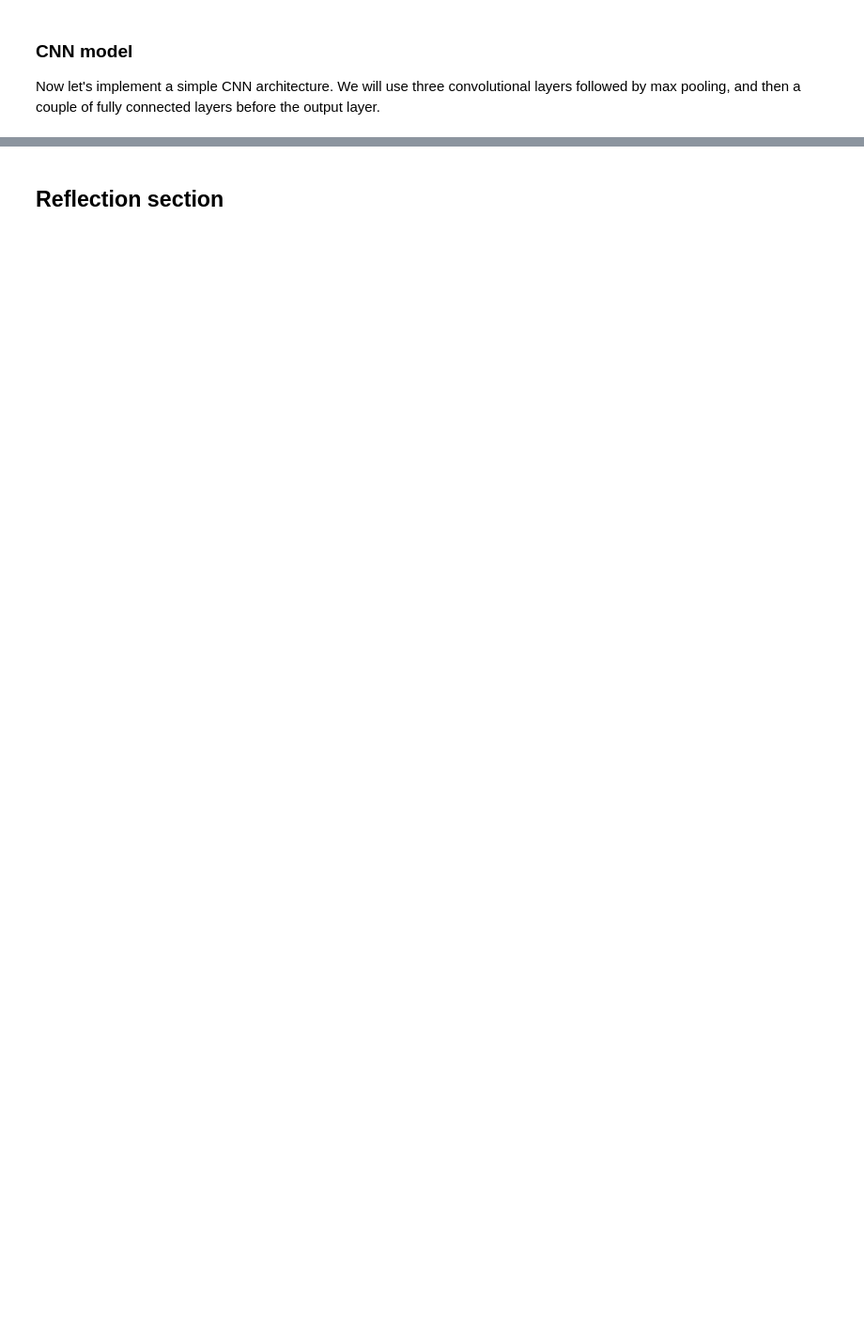
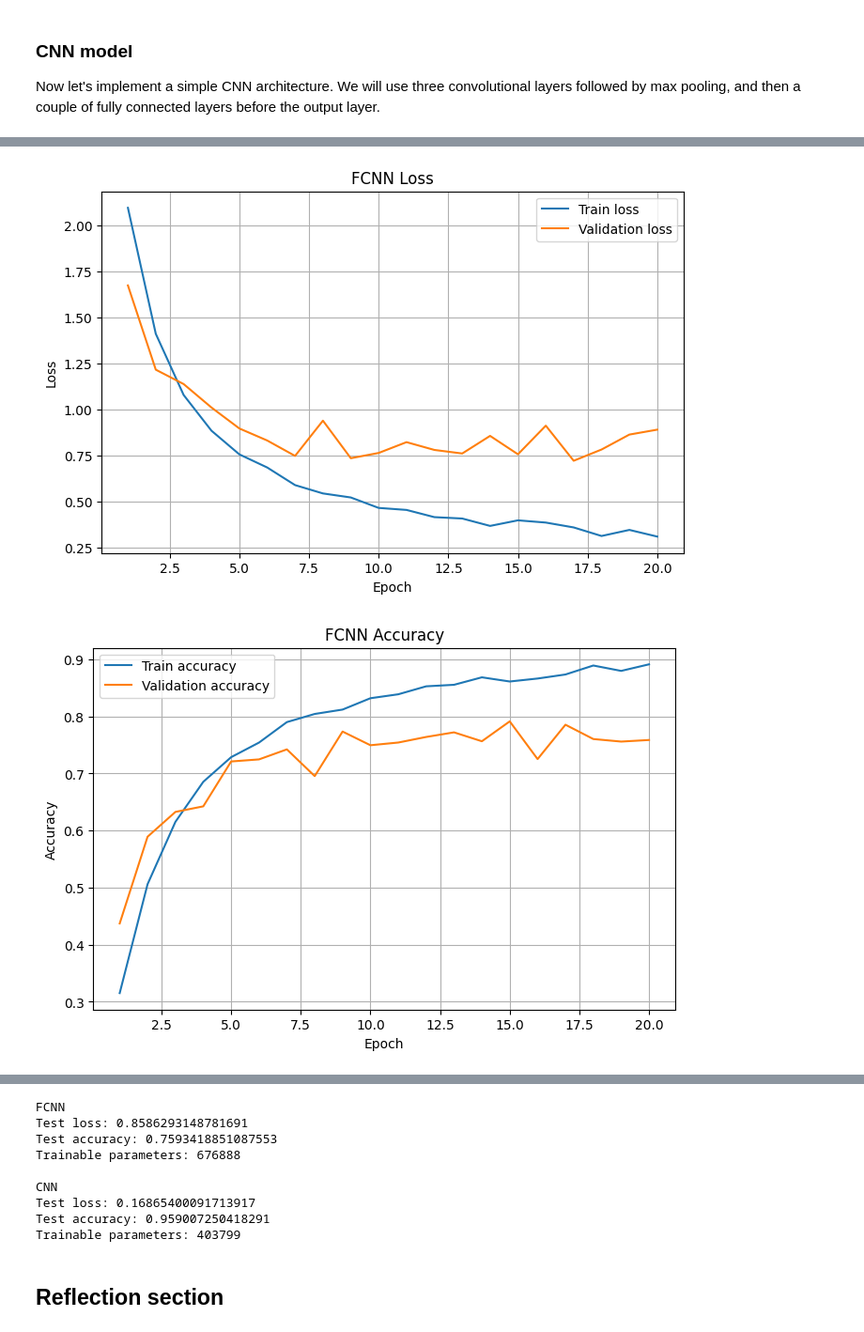
Before and after one commit to wushang549/Notebooks, a Jupyter notebook: parcial2/5.cnn.ipynb, the cells around one changed output, grey strips where cells are left out. Shown at 94% size. Cells and saved outputs as stored; diff of their text form; code cells hidden in the pictures; blank space fills up the shorter version.

```diff
--- a/parcial2/5.cnn.ipynb
+++ b/parcial2/5.cnn.ipynb
@@ -179,6 +174,34 @@ def test(_model, _test_loader, _loss_function):
             test_acc += get_batch_accuracy(output, y, len(_test_loader.dataset))
 
     return (test_loss / len(_test_loader.dataset)), test_acc
+# %%
+def plot_learning_curves(histories):
+    for model_name, history in histories.items():
+        epochs = range(1, len(history['train_loss']) + 1)
+
+        plt.figure(figsize=(8, 5))
+        plt.plot(epochs, history['train_loss'], label='Train loss')
+        plt.plot(epochs, history['val_loss'], label='Validation loss')
+        plt.title(f'{model_name} Loss')
+        plt.xlabel('Epoch')
+        plt.ylabel('Loss')
+        plt.legend()
+        plt.grid(True)
+        plt.show()
+
+        plt.figure(figsize=(8, 5))
+        plt.plot(epochs, history['train_acc'], label='Train accuracy')
+        plt.plot(epochs, history['val_acc'], label='Validation accuracy')
+        plt.title(f'{model_name} Accuracy')
+        plt.xlabel('Epoch')
+        plt.ylabel('Accuracy')
+        plt.legend()
+        plt.grid(True)
+        plt.show()
+
+
+def count_trainable_parameters(model):
+    return sum(p.numel() for p in model.parameters() if p.requires_grad)
 # %% [markdown]
 ## Training the models
 # %% [markdown]
@@ -242,2 +281,20 @@ cnn_res = train(model_cnn, train_loader, val_loader, loss_function, optimizer, e
 # %%
-cnn_test_loss, cnn_test_acc = test(model_cnn, test_loader, loss_function)
+plot_learning_curves({
+    'FCNN': fcnn_res,
+    'CNN': cnn_res
+})
+
+print("FCNN")
+print("Test loss:", fcnn_test_loss)
+print("Test accuracy:", fcnn_test_acc)
+print("Trainable parameters:", count_trainable_parameters(model_fcnn))
+
+print()
+
+print("CNN")
+print("Test loss:", cnn_test_loss)
+print("Test accuracy:", cnn_test_acc)
+print("Trainable parameters:", count_trainable_parameters(model_cnn))
+# %% [output]
+[figure, added]
+[figure, added]
@@ -244,3 +303,12 @@ cnn_test_loss, cnn_test_acc = test(model_cnn, test_loader, loss_function)
+FCNN
+Test loss: 0.8586293148781691
+Test accuracy: 0.7593418851087553
+Trainable parameters: 676888
+
+CNN
+Test loss: 0.16865400091713917
+Test accuracy: 0.959007250418291
+Trainable parameters: 403799
 # %% [markdown]
 ## Reflection section
 # %% [markdown]
```
Also changed, not shown: parts of 14 cells of this notebook, 1 other file.
